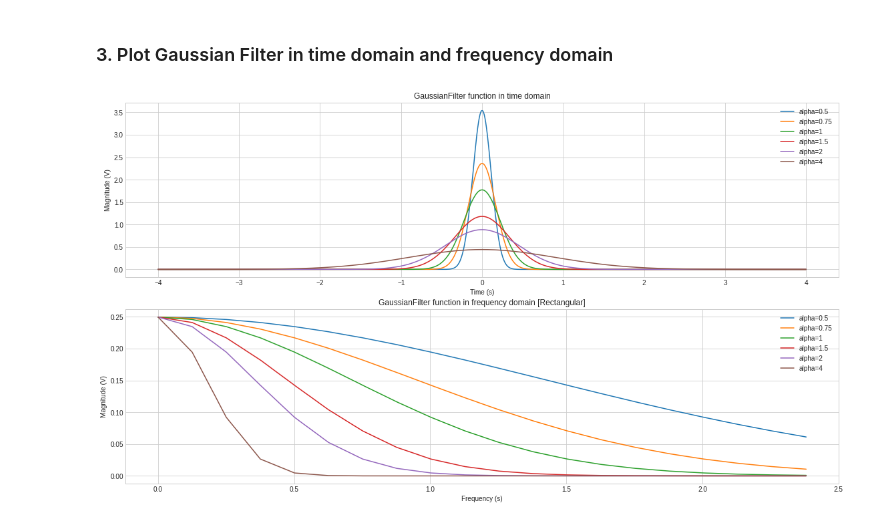
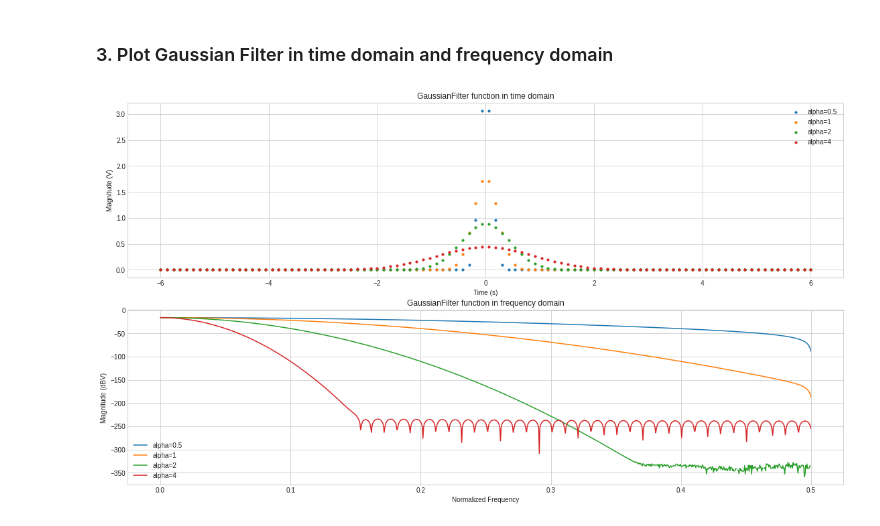
Before and after one commit to akraradets/2020AugSignalProcessing, a Jupyter notebook: lab/lab-7 individual/lab7.ipynb, the cells around one changed output. Cells and saved outputs as stored; diff of their text form; code cells hidden in the pictures.

```diff
--- a/lab/lab-7 individual/lab7.ipynb
+++ b/lab/lab-7 individual/lab7.ipynb
@@ -53,19 +60,22 @@ def RaisedSinc(t,f, alpha = 0):
     s = np.sin(t * np.pi * f) / (np.pi*t)
     c = np.cos(t * np.pi * f * alpha) / (1 - (4.0 * alpha * t * f / 2.0 )**2 )
     return s * c
+    # temp = f * np.sinc(t) * np.cos(np.pi * alpha * t * f)
+    # temp = temp / (1 - (2 * alpha * t * f)**2)
+    # return temp
 
 f = 1
 fs = 100
-t = np.linspace(-4,4,800)
+t = np.linspace(-6,6,fs)
 
 fig,ax = plt.subplots(2,figsize=(16,9))
 fig.tight_layout(pad=3.0)
-for alpha in [0, 0.25, 0.5, 0.75,  1]:
+for alpha in [0, 0.5,  1]:
     ht_RaisedSinc = RaisedSinc(t,f,alpha)
-    ax[0].plot(t,ht_RaisedSinc, label=f"alpha={alpha}")
+    ax[0].scatter(t,ht_RaisedSinc, label=f"alpha={alpha}", s=10)
 
-    HF_RaisedSinc, F_range = calFFT(ht_RaisedSinc, fs)
-    ax[1].plot(F_range[0:20],HF_RaisedSinc[0:20], label=f"alpha={alpha}")
+    HF_RaisedSinc, F_range = calFFT(ht_RaisedSinc, inDB = True)
+    ax[1].plot(F_range, HF_RaisedSinc, label=f"alpha={alpha}")
 
 
 ax[0].set_xlabel('Time (s)')
@@ -74,9 +84,9 @@ ax[0].set_title(f"RaisedSinc function in time domain")
 ax[0].legend()
 
 
-ax[1].set_xlabel('Frequency (s)')
-ax[1].set_ylabel('Magnitude (V)')
-ax[1].set_title(f"RaisedSinc function in frequency domain [Rectangular]")
+ax[1].set_xlabel('Normalized Frequency')
+ax[1].set_ylabel('Magnitude (dBV)')
+ax[1].set_title(f"RaisedSinc function in frequency domain")
 ax[1].legend()
 
 plt.show()
@@ -87,37 +97,34 @@ plt.show()
 # %%
 def GaussianFilter(t,f, alpha = 0):
     a = np.pi**0.5 / alpha
     b = np.exp( -1 * (np.pi * t / alpha)**2  )
-
-    # s = np.sin(t * np.pi * f) / (np.pi*t)
-    # c = np.cos(t * np.pi * f * nalpha) / (1 - (4.0 * alpha * t * f / 2.0 )**2 )
     return a * b
 
 f = 1
 fs = 100
-t = np.linspace(-4,4,800)
+t = np.linspace(-6,6,fs)
 
 fig,ax = plt.subplots(2,figsize=(16,9))
 fig.tight_layout(pad=3.0)
-for alpha in [0.5, 0.75, 1, 1.5, 2, 4]:
+for alpha in [0.5, 1, 2, 4]:
     hauGuassianFilter = GaussianFilter(t,f,alpha)
-    ax[0].plot(t,hauGuassianFilter, label=f"alpha={alpha}")
+    ax[0].scatter(t,hauGuassianFilter, label=f"alpha={alpha}", s=10)
 
-    HauGuassianFilter, F_range = calFFT(hauGuassianFilter, fs)
-    ax[1].plot(F_range[0:20],HauGuassianFilter[0:20], label=f"alpha={alpha}")
+    HauGuassianFilter, F_range = calFFT(hauGuassianFilter, inDB = True)
+    ax[1].plot(F_range, HauGuassianFilter, label=f"alpha={alpha}")
 
 
 ax[0].set_xlabel('Time (s)')
 ax[0].set_ylabel('Magnitude (V)')
 ax[0].set_title(f"GaussianFilter function in time domain")
 ax[0].legend()
 
 
-ax[1].set_xlabel('Frequency (s)')
-ax[1].set_ylabel('Magnitude (V)')
-ax[1].set_title(f"GaussianFilter function in frequency domain [Rectangular]")
+ax[1].set_xlabel('Normalized Frequency')
+ax[1].set_ylabel('Magnitude (dBV)')
+ax[1].set_title(f"GaussianFilter function in frequency domain")
 ax[1].legend()
 
 plt.show()
 # %% [output]
-[figure, old version]
+[figure, new version]
```
Also changed, not shown: parts of 3 cells of this notebook.
